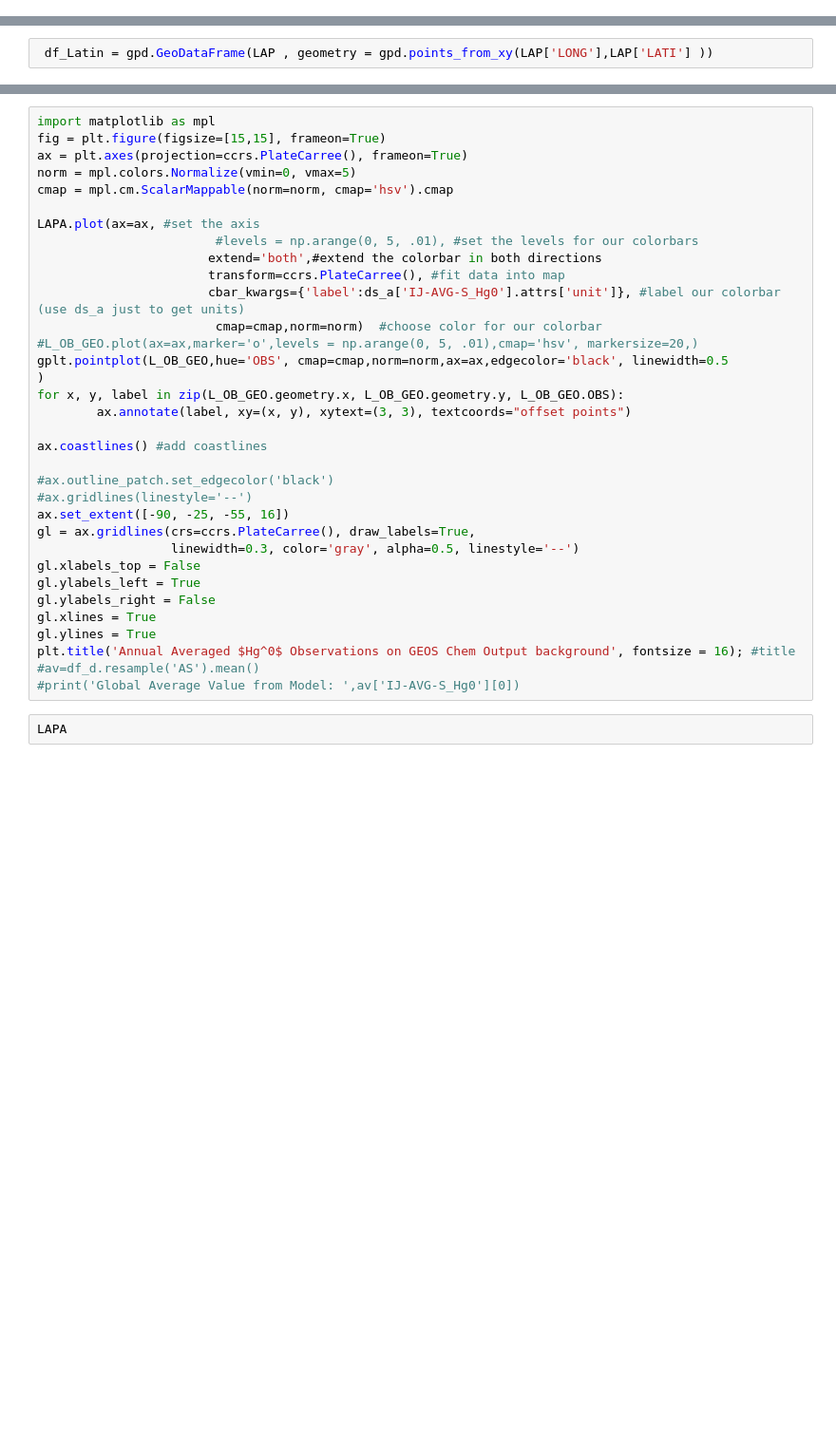
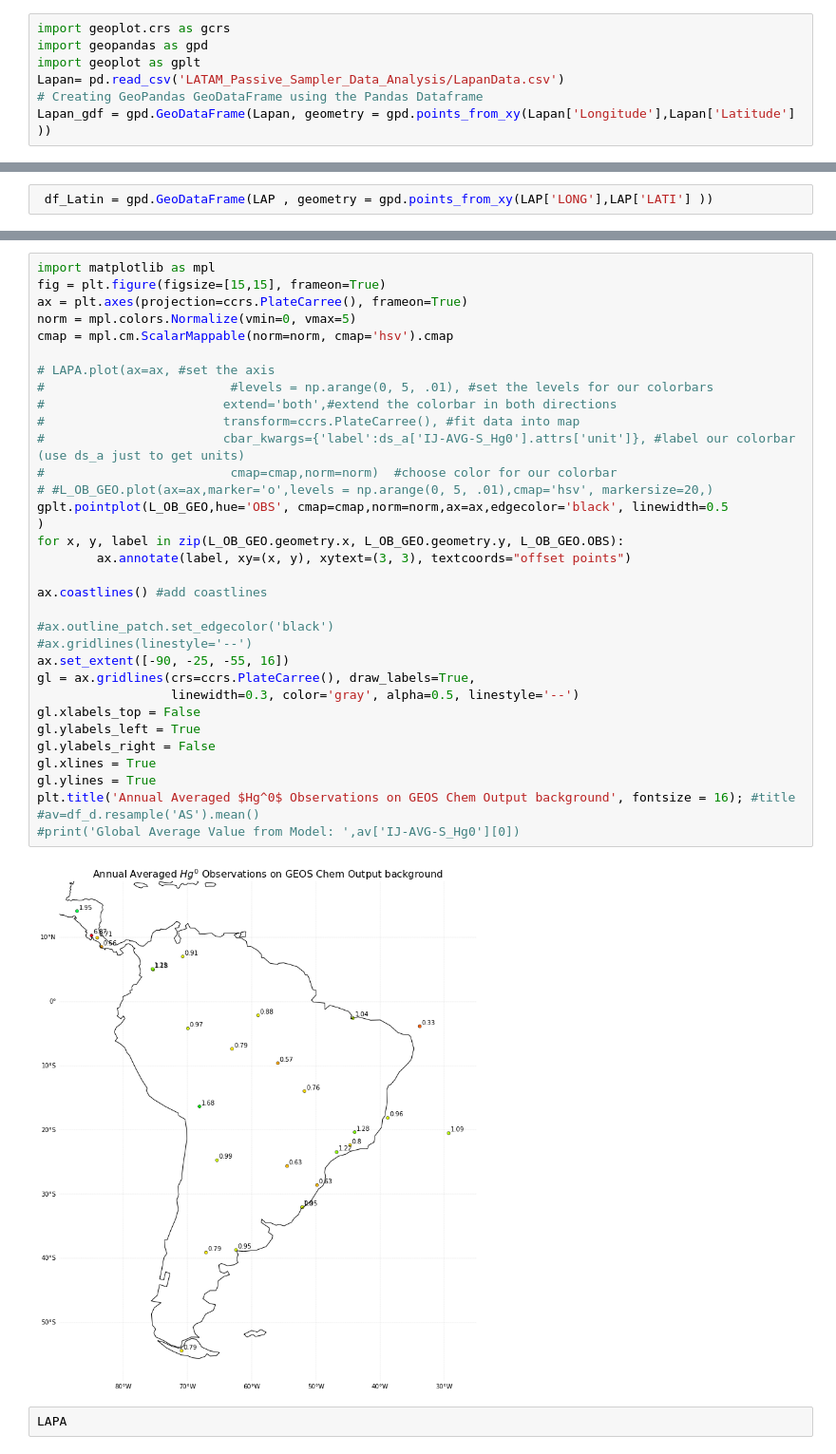
Before and after one commit to Shakes-tzd/MIT_TPP_thesis, a Jupyter notebook: JPnotebooks/BASE Run Emissions Sources Plots.ipynb, the cells around one changed output, grey strips where cells are left out. Shown at 95% size. Saved outputs shown, nothing was run; the diff lists cells and outputs as text; blank space fills up the shorter version.

```diff
--- a/JPnotebooks/BASE Run Emissions Sources Plots.ipynb
+++ b/JPnotebooks/BASE Run Emissions Sources Plots.ipynb
@@ -657,3 +501,10 @@ ModuleNotFoundError: No module named 'regionmask'
+# %%
+import geoplot.crs as gcrs
+import geopandas as gpd
+import geoplot as gplt
+Lapan= pd.read_csv('LATAM_Passive_Sampler_Data_Analysis/LapanData.csv')
+# Creating GeoPandas GeoDataFrame using the Pandas Dataframe
+Lapan_gdf = gpd.GeoDataFrame(Lapan, geometry = gpd.points_from_xy(Lapan['Longitude'],Lapan['Latitude'] ))
 # %%
 Lapan_gdf=Lapan_gdf.sort_values('Latitude')
 Lapan_gdf
@@ -691,37 +573,39 @@ L_OB_GEO
 # %%
 import matplotlib as mpl
 fig = plt.figure(figsize=[15,15], frameon=True)
 ax = plt.axes(projection=ccrs.PlateCarree(), frameon=True)
 norm = mpl.colors.Normalize(vmin=0, vmax=5)
 cmap = mpl.cm.ScalarMappable(norm=norm, cmap='hsv').cmap
 
-LAPA.plot(ax=ax, #set the axis
-                        #levels = np.arange(0, 5, .01), #set the levels for our colorbars
-                       extend='both',#extend the colorbar in both directions
-                       transform=ccrs.PlateCarree(), #fit data into map
-                       cbar_kwargs={'label':ds_a['IJ-AVG-S_Hg0'].attrs['unit']}, #label our colorbar (use ds_a just to get units)
-                        cmap=cmap,norm=norm)  #choose color for our colorbar
-#L_OB_GEO.plot(ax=ax,marker='o',levels = np.arange(0, 5, .01),cmap='hsv', markersize=20,)
+# LAPA.plot(ax=ax, #set the axis
+#                         #levels = np.arange(0, 5, .01), #set the levels for our colorbars
+#                        extend='both',#extend the colorbar in both directions
+#                        transform=ccrs.PlateCarree(), #fit data into map
+#                        cbar_kwargs={'label':ds_a['IJ-AVG-S_Hg0'].attrs['unit']}, #label our colorbar (use ds_a just to get units)
+#                         cmap=cmap,norm=norm)  #choose color for our colorbar
+# #L_OB_GEO.plot(ax=ax,marker='o',levels = np.arange(0, 5, .01),cmap='hsv', markersize=20,)
 gplt.pointplot(L_OB_GEO,hue='OBS', cmap=cmap,norm=norm,ax=ax,edgecolor='black', linewidth=0.5
 )
 for x, y, label in zip(L_OB_GEO.geometry.x, L_OB_GEO.geometry.y, L_OB_GEO.OBS):
         ax.annotate(label, xy=(x, y), xytext=(3, 3), textcoords="offset points")
 
 ax.coastlines() #add coastlines
 
 #ax.outline_patch.set_edgecolor('black')
 #ax.gridlines(linestyle='--')
 ax.set_extent([-90, -25, -55, 16])
 gl = ax.gridlines(crs=ccrs.PlateCarree(), draw_labels=True,
                   linewidth=0.3, color='gray', alpha=0.5, linestyle='--')
 gl.xlabels_top = False
 gl.ylabels_left = True
 gl.ylabels_right = False
 gl.xlines = True
 gl.ylines = True
 plt.title('Annual Averaged $Hg^0$ Observations on GEOS Chem Output background', fontsize = 16); #title
 #av=df_d.resample('AS').mean()
 #print('Global Average Value from Model: ',av['IJ-AVG-S_Hg0'][0])
+# %% [output]
+[figure, added]
 # %%
 LAPA
 # %%
```
Also changed, not shown: parts of 65 cells of this notebook, 17 other files.
